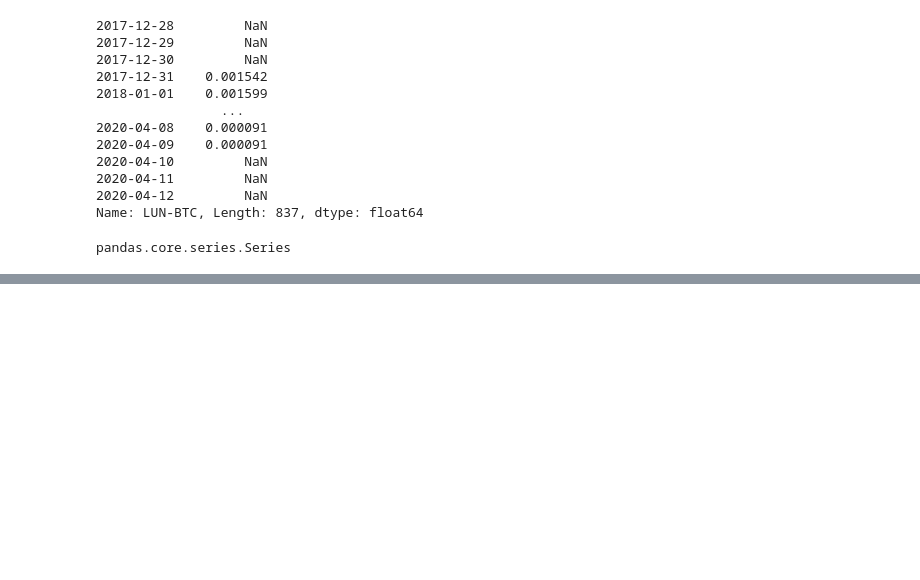
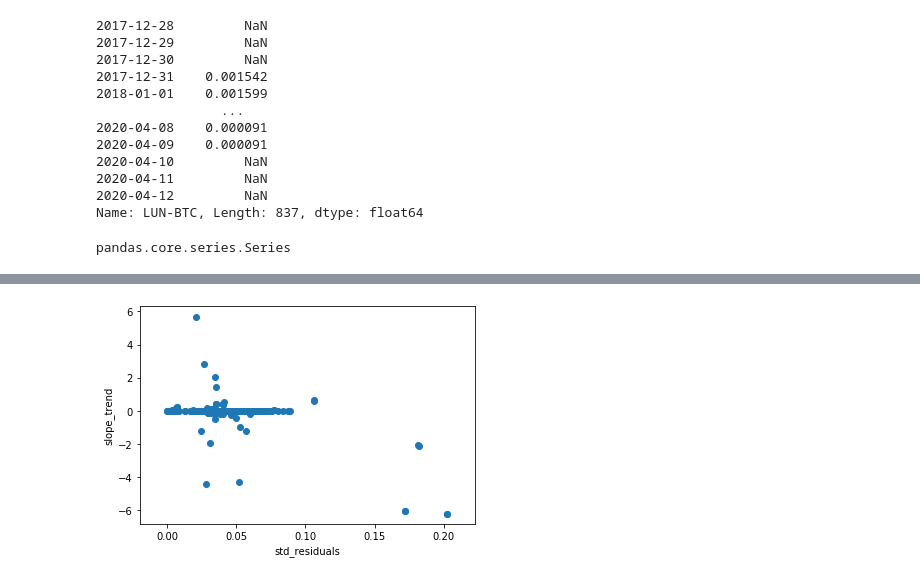
Before and after one commit to gupta-dipanshu/time_series_clustering, a Jupyter notebook: notebooks/ETS_decomposition.ipynb, the cells around one changed output, grey strips where cells are left out. Drawn from its saved outputs; the diff is of its cells as text; code cells hidden in the pictures; blank space fills up the shorter version.

```diff
--- a/notebooks/ETS_decomposition.ipynb
+++ b/notebooks/ETS_decomposition.ipynb
@@ -110,0 +187,21 @@ pandas.core.series.Series
+# %%
+# removing outliers
+
+names = []
+std_residuals = []
+slope_trend = []
+for k in decomposed.keys():
+    slope, intercept, r_value, p_value, std_err = stats.linregress(list(range(len(decomposed[k].trend.dropna()))),
+                                                                   decomposed[k].trend.dropna().values)
+    if np.abs(slope) > 10:
+        next
+    else:
+        slope_trend.append(slope)
+        std_residuals.append(decomposed[k].resid.std())
+        names.append(k)
+# %%
+plt.scatter(std_residuals,slope_trend)
+plt.xlabel('std_residuals')
+plt.ylabel('slope_trend');
+# %% [output]
+[figure, added]
```
Also changed, not shown: parts of 10 cells of this notebook.
